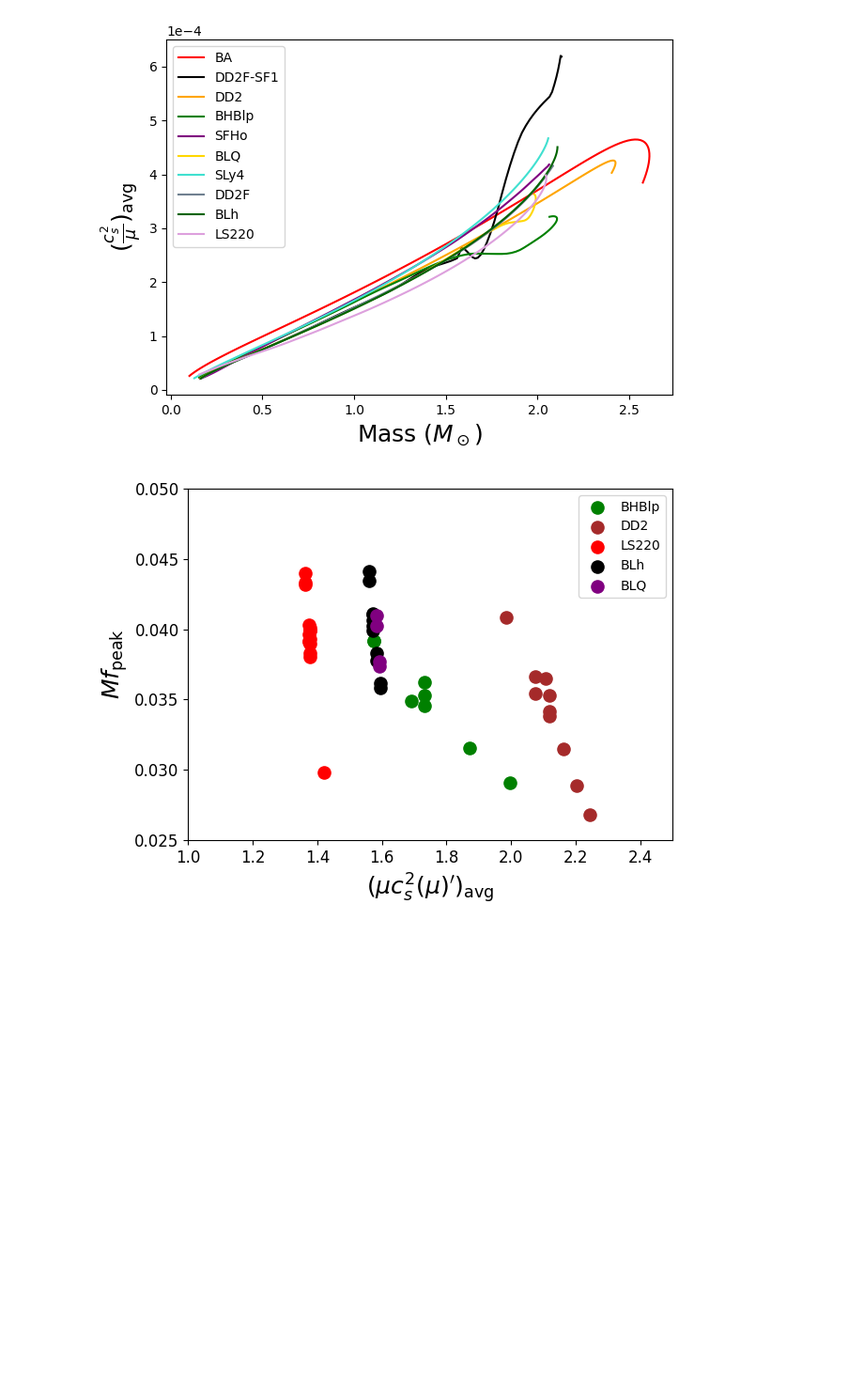
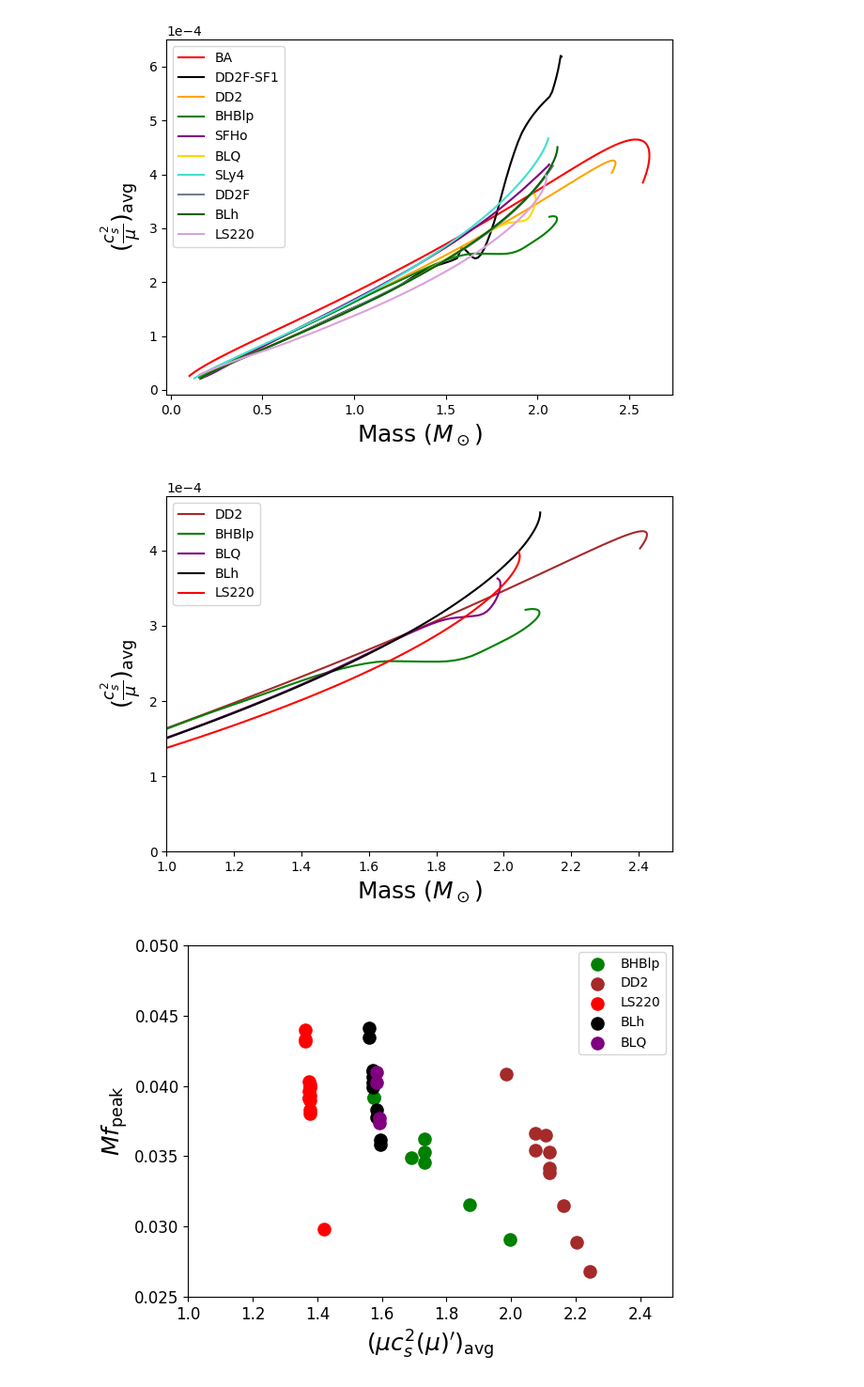
Before and after one commit to astro-man98/High_Density_Sound_Speed, a Jupyter notebook: CORE_FIgures.ipynb, the cells around one changed output. Shown at 94% size. Drawn from its saved outputs; the diff is of its cells as text; code cells hidden in the pictures; blank space fills up the shorter version.

```diff
--- a/CORE_FIgures.ipynb
+++ b/CORE_FIgures.ipynb
@@ -142,6 +162,29 @@ cs2_mu_fig.tight_layout()
 cs2_mu_fig.savefig('./Figures/Final_Paper_Figs/CORE_cs2_over_mu.pdf',format='pdf',dpi=300)
 # %% [output]
 [figure]
+# %%
+axes_label_fontsize = 18
+tick_label_fontsize = 12
+text_fontsize = 16
+
+cs2_mu_fig,cs2_mu_axes = plt.subplots(1)
+
+for eos in core_subeos.keys():
+    cs2_mu = np.loadtxt(f'./Figure_Data/CORE/{eos}_cs2_mu.txt')
+
+    cs2_mu_axes.plot(cs2_mu[:,0],cs2_mu[:,1],label=eos,color=core_subeos[eos])
+cs2_mu_axes.ticklabel_format(axis='y',style='sci',scilimits=(-3,-2))
+
+
+cs2_mu_axes.set_xlabel(r'Mass ($M_\odot$)',fontsize=axes_label_fontsize)
+cs2_mu_axes.set_ylabel(r"$(\frac{c_s^2}{\mu})_{\text{avg}}$",fontsize=axes_label_fontsize)
+cs2_mu_axes.legend()
+cs2_mu_axes.set_xlim([1.0,2.5])
+cs2_mu_fig.tight_layout()
+
+cs2_mu_fig.savefig('./Figures/Final_Paper_Figs/CORE_cs2_over_mu_subeos.pdf',format='pdf',dpi=300)
+# %% [output]
+[figure, added]
 # %%
 eos_Core_qur = ["BHBlp","DD2","LS220","BLh","BLQ"]
 eos_Core_qur_colors = ["red","blue","purple","yellow","green"]
```
Also changed, not shown: parts of 1 cell of this notebook, 27 other files.
